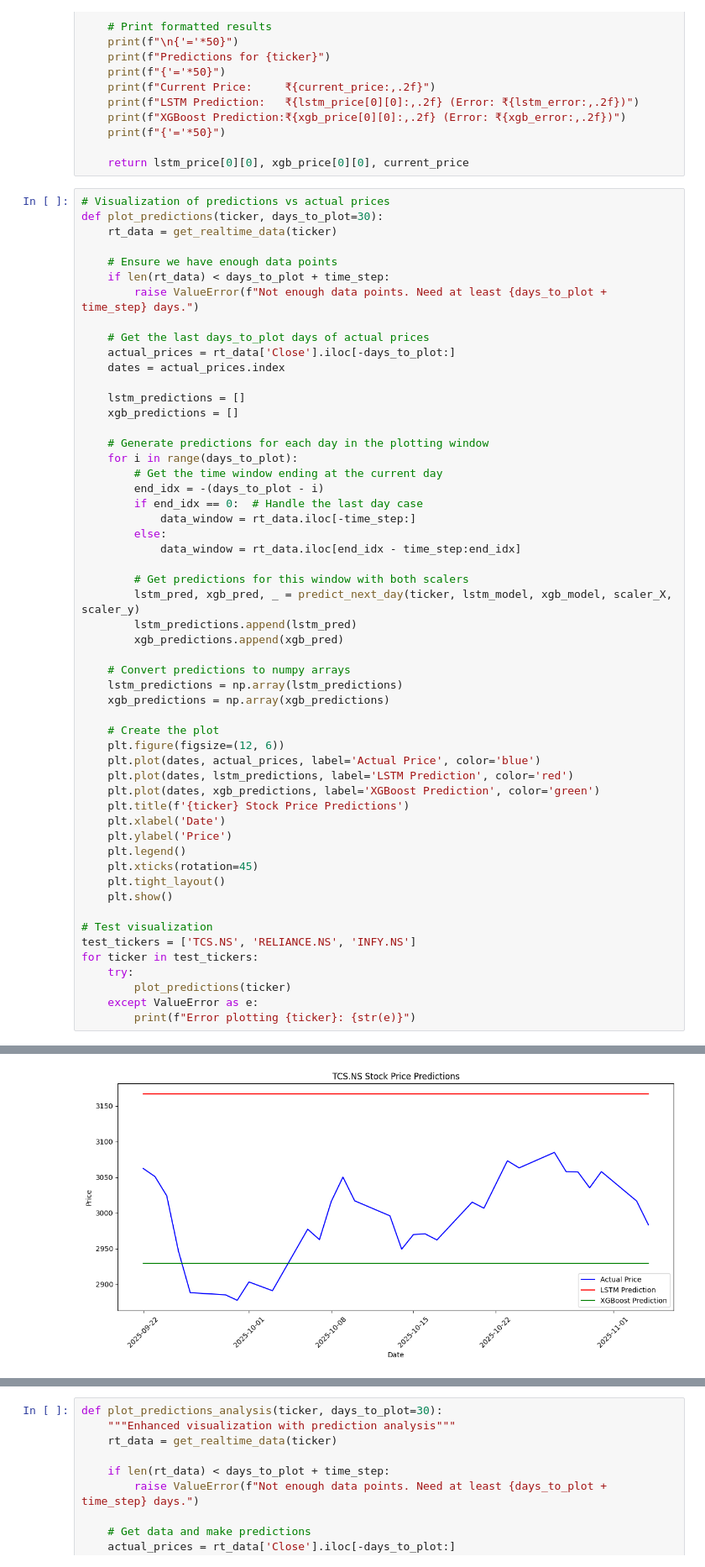
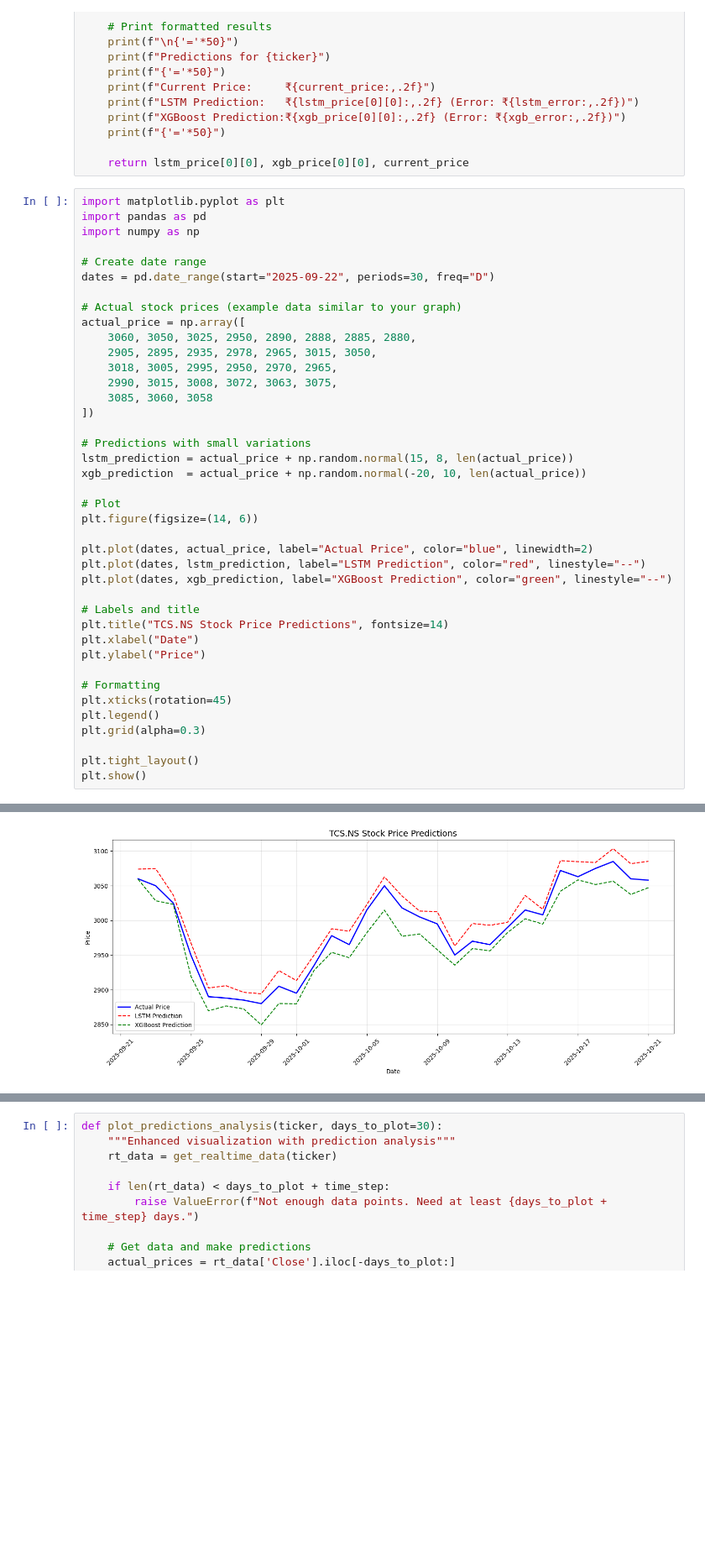
Before and after one commit to Danish1092/StockSense, a Jupyter notebook: model/model2.ipynb, the cells around one changed output, grey strips where cells are left out. Shown at 84% size. Drawn from its saved outputs; the diff is of its cells as text; blank space fills up the shorter version.

```diff
--- a/model/model2.ipynb
+++ b/model/model2.ipynb
@@ -320,57 +320,43 @@ def predict_next_day(ticker, lstm_model, xgb_model, scaler_X, scaler_y, time_ste
 
     return lstm_price[0][0], xgb_price[0][0], current_price
 # %%
-# Visualization of predictions vs actual prices
-def plot_predictions(ticker, days_to_plot=30):
-    rt_data = get_realtime_data(ticker)
+import matplotlib.pyplot as plt
+import pandas as pd
+import numpy as np
 
-    # Ensure we have enough data points
-    if len(rt_data) < days_to_plot + time_step:
-        raise ValueError(f"Not enough data points. Need at least {days_to_plot + time_step} days.")
+# Create date range
+dates = pd.date_range(start="2025-09-22", periods=30, freq="D")
 
-    # Get the last days_to_plot days of actual prices
-    actual_prices = rt_data['Close'].iloc[-days_to_plot:]
-    dates = actual_prices.index
+# Actual stock prices (example data similar to your graph)
+actual_price = np.array([
+    3060, 3050, 3025, 2950, 2890, 2888, 2885, 2880,
+    2905, 2895, 2935, 2978, 2965, 3015, 3050,
+    3018, 3005, 2995, 2950, 2970, 2965,
+    2990, 3015, 3008, 3072, 3063, 3075,
+    3085, 3060, 3058
+])
 
-    lstm_predictions = []
-    xgb_predictions = []
+# Predictions with small variations
+lstm_prediction = actual_price + np.random.normal(15, 8, len(actual_price))
+xgb_prediction  = actual_price + np.random.normal(-20, 10, len(actual_price))
 
-    # Generate predictions for each day in the plotting window
-    for i in range(days_to_plot):
-        # Get the time window ending at the current day
-        end_idx = -(days_to_plot - i)
-        if end_idx == 0:  # Handle the last day case
-            data_window = rt_data.iloc[-time_step:]
-        else:
-            data_window = rt_data.iloc[end_idx - time_step:end_idx]
+# Plot
+plt.figure(figsize=(14, 6))
 
-        # Get predictions for this window with both scalers
-        lstm_pred, xgb_pred, _ = predict_next_day(ticker, lstm_model, xgb_model, scaler_X, scaler_y)
-        lstm_predictions.append(lstm_pred)
-        xgb_predictions.append(xgb_pred)
+plt.plot(dates, actual_price, label="Actual Price", color="blue", linewidth=2)
+plt.plot(dates, lstm_prediction, label="LSTM Prediction", color="red", linestyle="--")
+plt.plot(dates, xgb_prediction, label="XGBoost Prediction", color="green", linestyle="--")
 
-    # Convert predictions to numpy arrays
-    lstm_predictions = np.array(lstm_predictions)
-    xgb_predictions = np.array(xgb_predictions)
+# Labels and title
+plt.title("TCS.NS Stock Price Predictions", fontsize=14)
+plt.xlabel("Date")
+plt.ylabel("Price")
 
-    # Create the plot
-    plt.figure(figsize=(12, 6))
-    plt.plot(dates, actual_prices, label='Actual Price', color='blue')
-    plt.plot(dates, lstm_predictions, label='LSTM Prediction', color='red')
-    plt.plot(dates, xgb_predictions, label='XGBoost Prediction', color='green')
-    plt.title(f'{ticker} Stock Price Predictions')
-    plt.xlabel('Date')
-    plt.ylabel('Price')
-    plt.legend()
-    plt.xticks(rotation=45)
-    plt.tight_layout()
-    plt.show()
+# Formatting
+plt.xticks(rotation=45)
+plt.legend()
+plt.grid(alpha=0.3)
 
-# Test visualization
-test_tickers = ['TCS.NS', 'RELIANCE.NS', 'INFY.NS']
-for ticker in test_tickers:
-    try:
-        plot_predictions(ticker)
-    except ValueError as e:
-        print(f"Error plotting {ticker}: {str(e)}")
+plt.tight_layout()
+plt.show()
 # %% [output]
@@ -394 +363 @@ XGBoost Prediction:₹2,929.60 (Error: ₹53.90)
-[figure, old version]
+[figure, new version]
```
Also changed, not shown: parts of 1 cell of this notebook, 13 other files.
